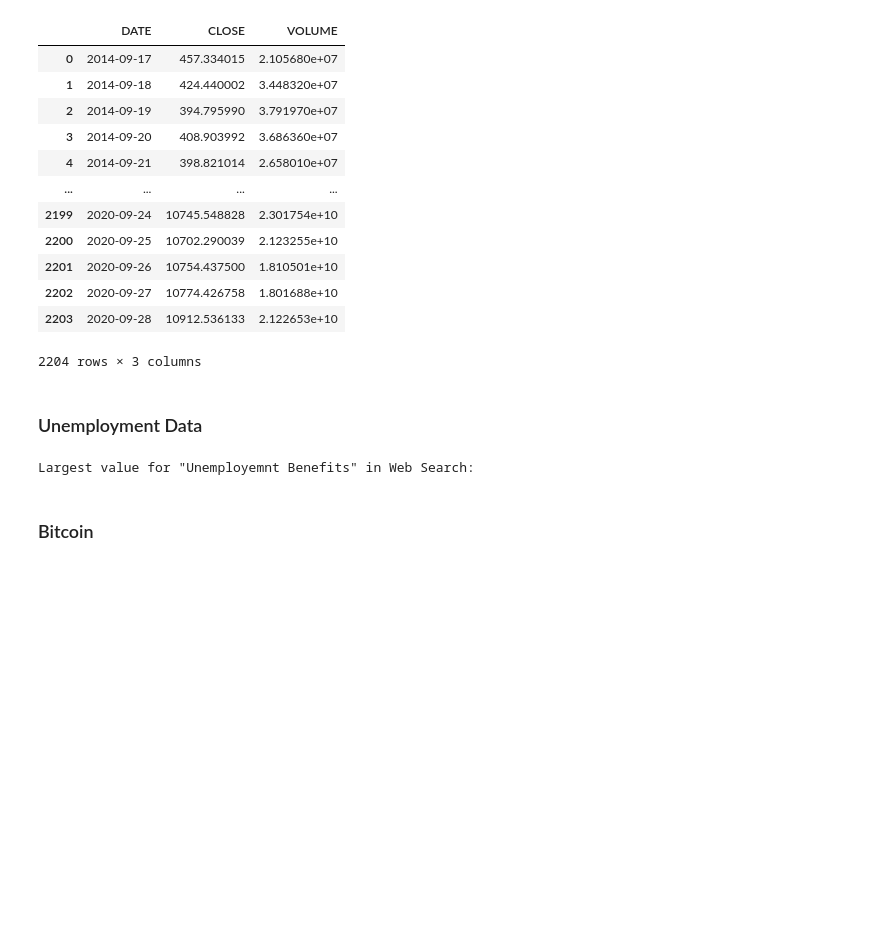
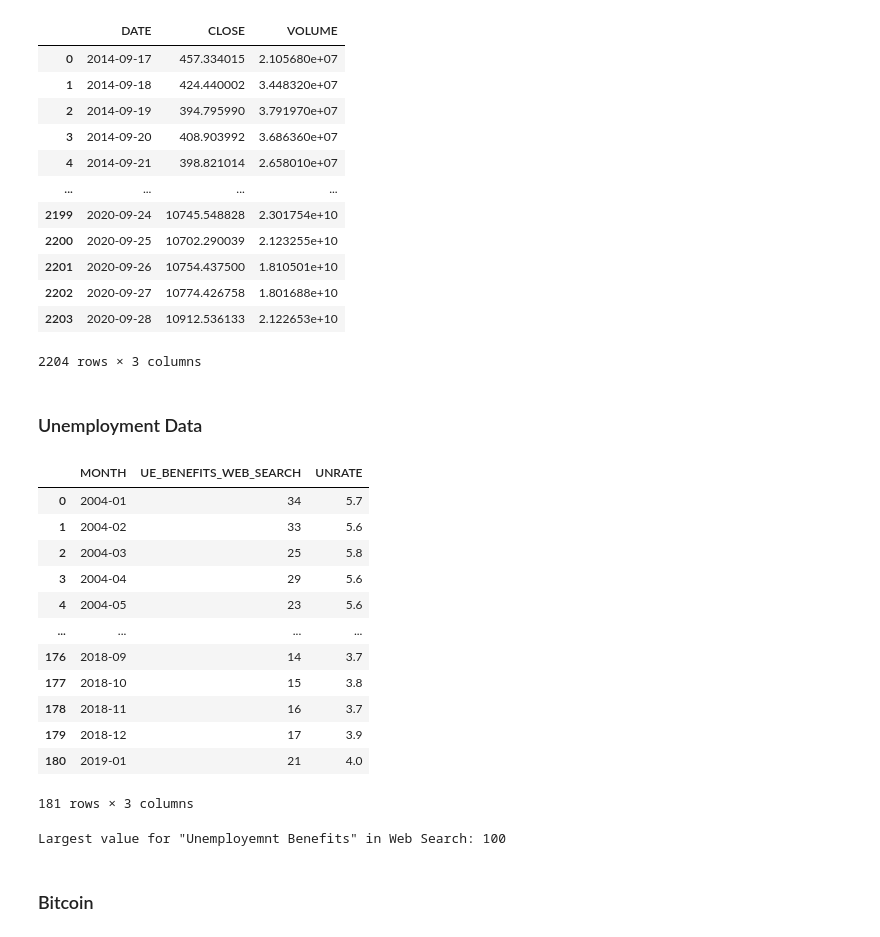
Before and after one commit to saikartheekb/DataExplorationWithPandas, a Jupyter notebook: Google_Trends_and_Data_Visualisation_(start).ipynb, the cells around one changed output. Drawn from its saved outputs; the diff is of its cells as text; code cells hidden in the pictures; blank space fills up the shorter version.

```diff
--- a/Google_Trends_and_Data_Visualisation_(start).ipynb
+++ b/Google_Trends_and_Data_Visualisation_(start).ipynb
@@ -74,10 +74,26 @@ df_btc_price
 2204 rows × 3 columns
 # %% [markdown]
 ### Unemployment Data
+# %%
+df_unemployment
+# %% [output]
+|  | MONTH | UE_BENEFITS_WEB_SEARCH | UNRATE |
+| 0 | 2004-01 | 34 | 5.7 |
+| 1 | 2004-02 | 33 | 5.6 |
+| 2 | 2004-03 | 25 | 5.8 |
+| 3 | 2004-04 | 29 | 5.6 |
+| 4 | 2004-05 | 23 | 5.6 |
+| ... | ... | ... | ... |
+| 176 | 2018-09 | 14 | 3.7 |
+| 177 | 2018-10 | 15 | 3.8 |
+| 178 | 2018-11 | 16 | 3.7 |
+| 179 | 2018-12 | 17 | 3.9 |
+| 180 | 2019-01 | 21 | 4.0 |
+181 rows × 3 columns
 # %%
 print('Largest value for "Unemployemnt Benefits" '
-      f'in Web Search: ')
+      f'in Web Search: {df_unemployment["UE_BENEFITS_WEB_SEARCH"].max()}')
 # %% [output]
-Largest value for "Unemployemnt Benefits" in Web Search:
+Largest value for "Unemployemnt Benefits" in Web Search: 100
 # %% [markdown]
 ### Bitcoin
```
Also changed, not shown: parts of 8 cells of this notebook.
